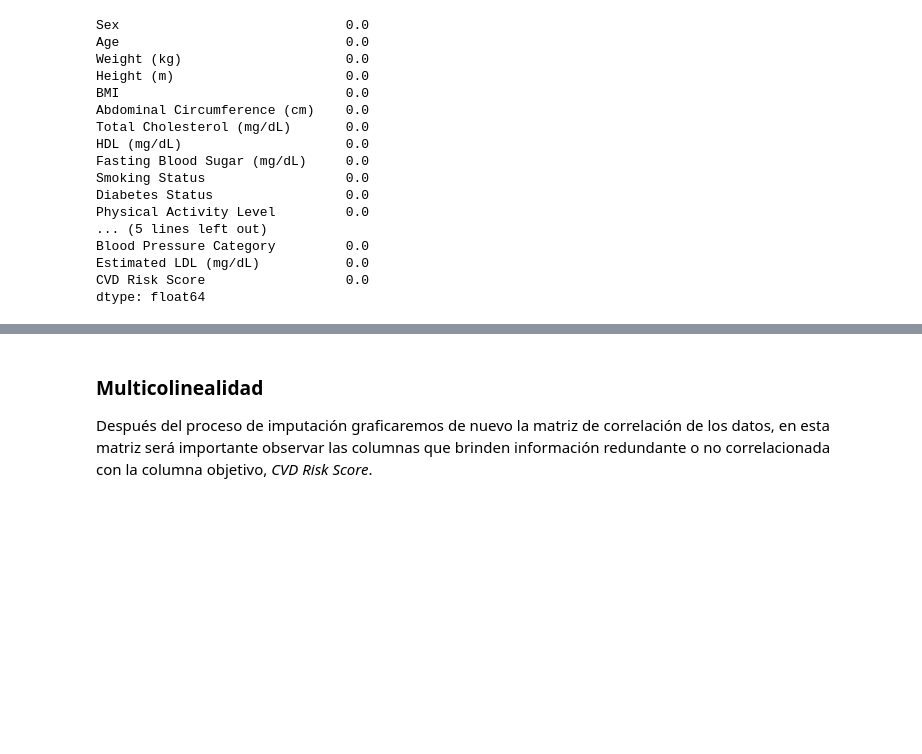
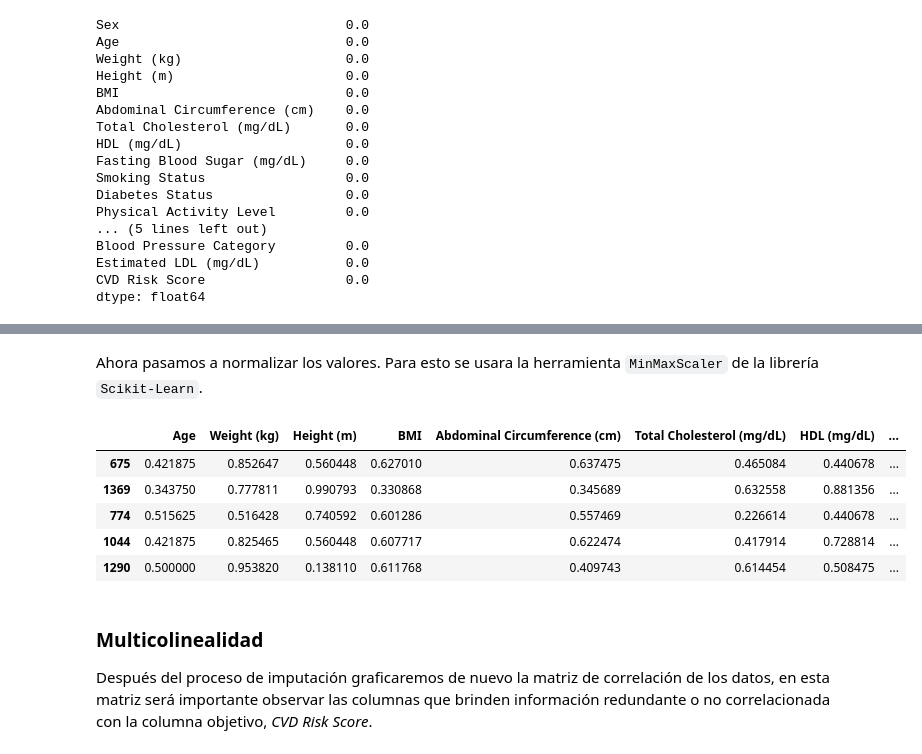
Before and after one commit to serferre2004/Laboratorios_MachineLearning, a Jupyter notebook: Laboratorio1/Laboratorio 1.ipynb, the cells around one changed output, grey strips where cells are left out. Saved outputs shown, nothing was run; the diff lists cells and outputs as text; code cells hidden in the pictures; blank space fills up the shorter version.

```diff
--- a/Laboratorio1/Laboratorio 1.ipynb
+++ b/Laboratorio1/Laboratorio 1.ipynb
@@ -449,3 +501,22 @@ dtype: float64
+# %% [markdown]
+Ahora pasamos a normalizar los valores. Para esto se usara la herramienta `MinMaxScaler` de la librería `Scikit-Learn`.
+# %%
+# Usamos una copia del datset para transformarlo.
+datatransf = data.copy()
+
+# Normalización
+scaler = MinMaxScaler()
+datatransf[cols] = scaler.fit_transform(datatransf[cols])
+
+# Observar normalización
+datatransf[cols].head()
+# %% [output]
+|  | Age | Weight (kg) | Height (m) | BMI | Abdominal Circumference (cm) | Total Cholesterol (mg/dL) | HDL (mg/dL) | ... |
+| 675 | 0.421875 | 0.852647 | 0.560448 | 0.627010 | 0.637475 | 0.465084 | 0.440678 | ... |
+| 1369 | 0.343750 | 0.777811 | 0.990793 | 0.330868 | 0.345689 | 0.632558 | 0.881356 | ... |
+| 774 | 0.515625 | 0.516428 | 0.740592 | 0.601286 | 0.557469 | 0.226614 | 0.440678 | ... |
+| 1044 | 0.421875 | 0.825465 | 0.560448 | 0.607717 | 0.622474 | 0.417914 | 0.728814 | ... |
+| 1290 | 0.500000 | 0.953820 | 0.138110 | 0.611768 | 0.409743 | 0.614454 | 0.508475 | ... |
 # %% [markdown]
 ### Multicolinealidad
 
```
Also changed, not shown: parts of 56 cells of this notebook.
